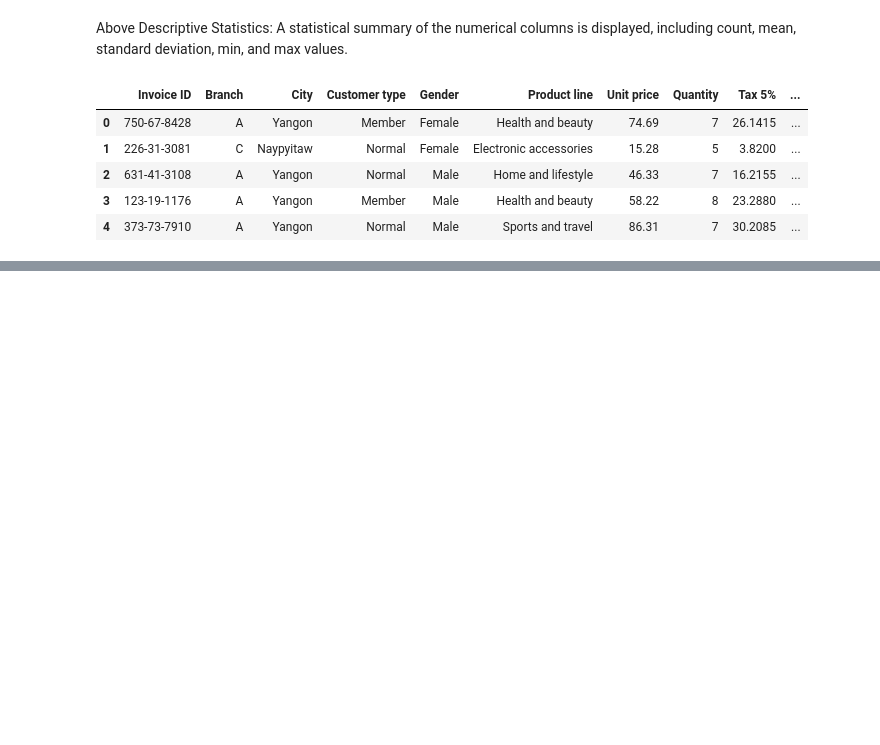
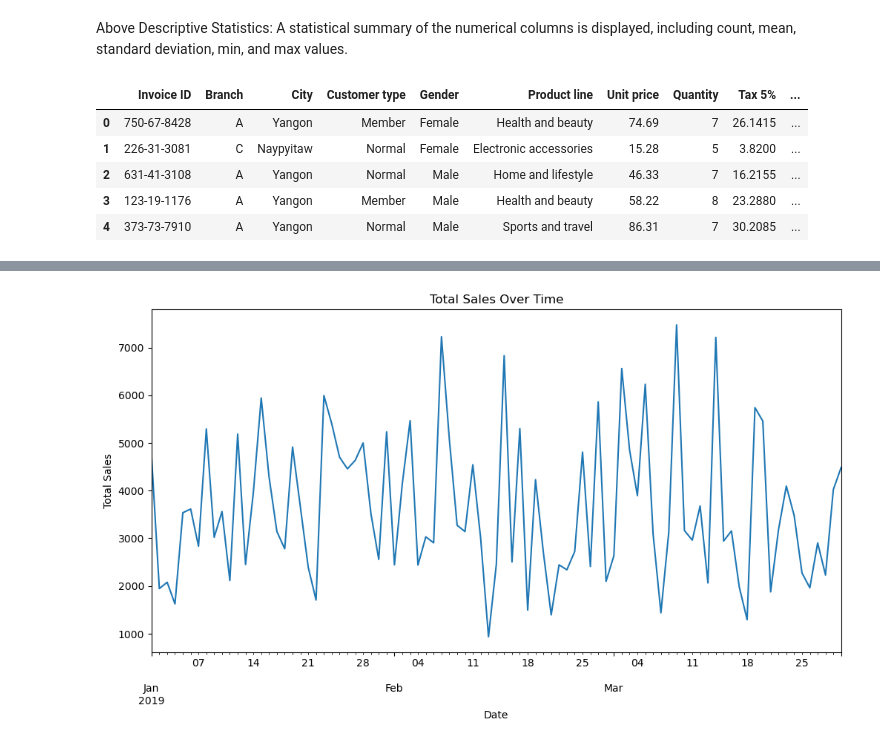
Before and after one commit to VarnaviPerera/PRINCIPLES-OF-DATA-SCIENCE-Portfolio, a Jupyter notebook: EDA/InitialEDA.ipynb, the cells around one changed output, grey strips where cells are left out. Drawn from its saved outputs; the diff is of its cells as text; code cells hidden in the pictures; blank space fills up the shorter version.

```diff
--- a/EDA/InitialEDA.ipynb
+++ b/EDA/InitialEDA.ipynb
@@ -115,0 +140,10 @@ supermarket_data.head(5)
+# %%
+# Visualization: Total Sales Over Time
+plt.figure(figsize=(12, 6))
+supermarket_data.groupby('Date')['Total'].sum().plot()
+plt.title("Total Sales Over Time")
+plt.xlabel("Date")
+plt.ylabel("Total Sales")
+plt.show()
+# %% [output]
+[figure, added]
```
Also changed, not shown: parts of 5 cells of this notebook.
